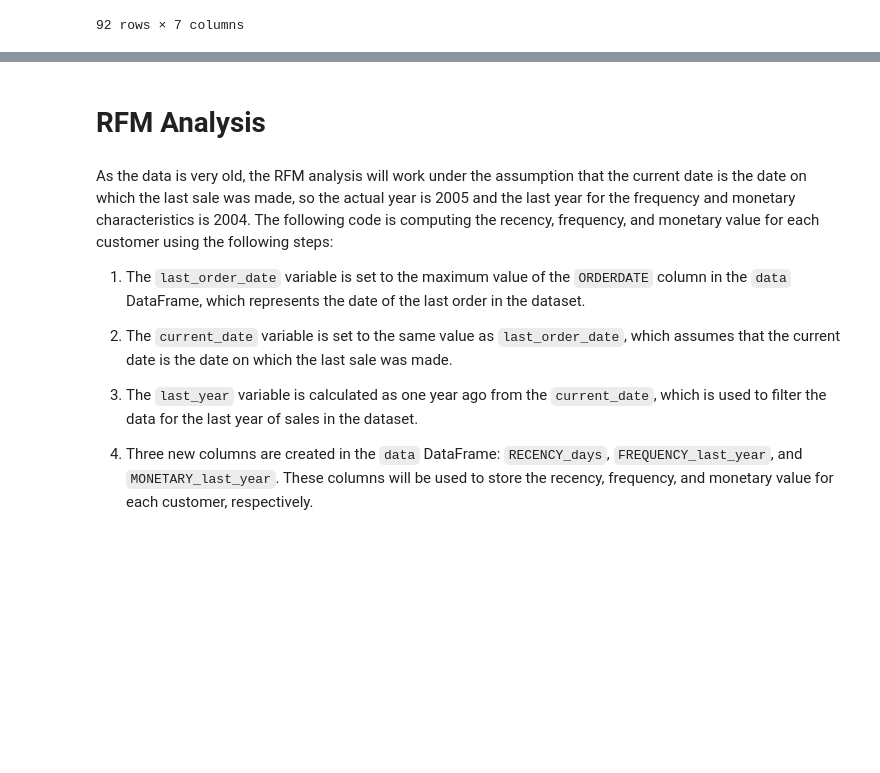
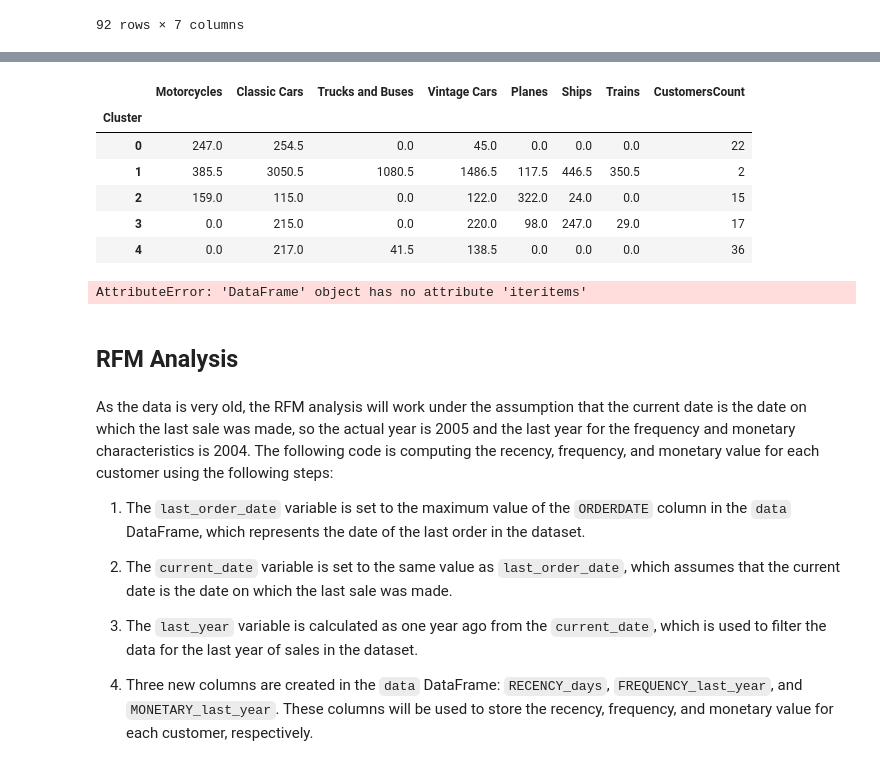
Before and after one commit to cgn00/Customer_Segmentation, a Jupyter notebook: customer_segmentation.ipynb, the cells around one changed output, grey strips where cells are left out. Cells and saved outputs as stored; diff of their text form; code cells hidden in the pictures; blank space fills up the shorter version.

```diff
--- a/customer_segmentation.ipynb
+++ b/customer_segmentation.ipynb
@@ -202,5 +211,66 @@ product_line_df
+# %%
+kmeans_clustering = KMeans(n_clusters=5, random_state=42)
+kmeans_clustering.fit(product_line_scaled_array)
+product_line_df["Cluster"] = kmeans_clustering.labels_
+
+fig1 = px.scatter_3d(
+    data_frame=product_line_df,
+    x= "Motorcycles",
+    y = "Classic Cars",
+    z= "Trucks and Buses",
+    title = "",
+    color = "Cluster",
+    height=500
+)
+fig1.update_traces(marker_size = 4)
+# fig1.show()
+
+fig2 = px.scatter_3d(
+    data_frame=product_line_df,
+    x= "Vintage Cars",
+    y = "Planes",
+    z= "Ships",
+    title = " ",
+    color = "Cluster",
+    height=500
+)
+fig2.update_traces(marker_size = 4)
+# fig2.show()
+
+# Create a subplot with two 3D scatter plots side by side
+fig = make_subplots(rows=1, cols=2, specs=[[{'type': 'scatter3d'}, {'type': 'scatter3d'}]])
+
+fig.add_trace(fig1.data[0], row=1, col=1)
+fig.add_trace(fig2.data[0], row=1, col=2)
+
+fig.update_layout(scene1=dict(xaxis=dict(title='Motorcycles'),
+                              yaxis=dict(title='Classic Cars'),
+                              zaxis=dict(title='Trucks and Buses'),
+                              ),
+                  scene2=dict(xaxis=dict(title='Vintage Cars'),
+                              yaxis=dict(title='Planes'),
+                              zaxis=dict(title='Ships'),
+                              ))
+
+fig.show()
+
+product_line_summarize = product_line_df.groupby("Cluster").median()
+product_line_summarize.assign(CustomersCount=np.bincount(product_line_df["Cluster"]))
+# %% [output]
+|  | Motorcycles | Classic Cars | Trucks and Buses | Vintage Cars | Planes | Ships | Trains | CustomersCount |
+| Cluster |  |  |  |  |  |  |  |  |
+| 0 | 247.0 | 254.5 | 0.0 | 45.0 | 0.0 | 0.0 | 0.0 | 22 |
+| 1 | 385.5 | 3050.5 | 1080.5 | 1486.5 | 117.5 | 446.5 | 350.5 | 2 |
+| 2 | 159.0 | 115.0 | 0.0 | 122.0 | 322.0 | 24.0 | 0.0 | 15 |
+| 3 | 0.0 | 215.0 | 0.0 | 220.0 | 98.0 | 247.0 | 29.0 | 17 |
+| 4 | 0.0 | 217.0 | 41.5 | 138.5 | 0.0 | 0.0 | 0.0 | 36 |
+# %%
+parallel_graph = px.parallel_coordinates(np.array(product_line_df), color=7)
+parallel_graph.show()
+# %% [output]
+AttributeError: 'DataFrame' object has no attribute 'iteritems'
 # %% [markdown]
-# RFM Analysis
+## RFM Analysis
 # %% [markdown]
 As the data is very old, the RFM analysis will work under the assumption that the current date is the date on which the last sale was made, so the actual year is 2005 and the last year for the frequency and monetary characteristics is 2004.
 The following code is computing the recency, frequency, and monetary value for each customer using the following steps:
```
Also changed, not shown: parts of 19 cells of this notebook.
